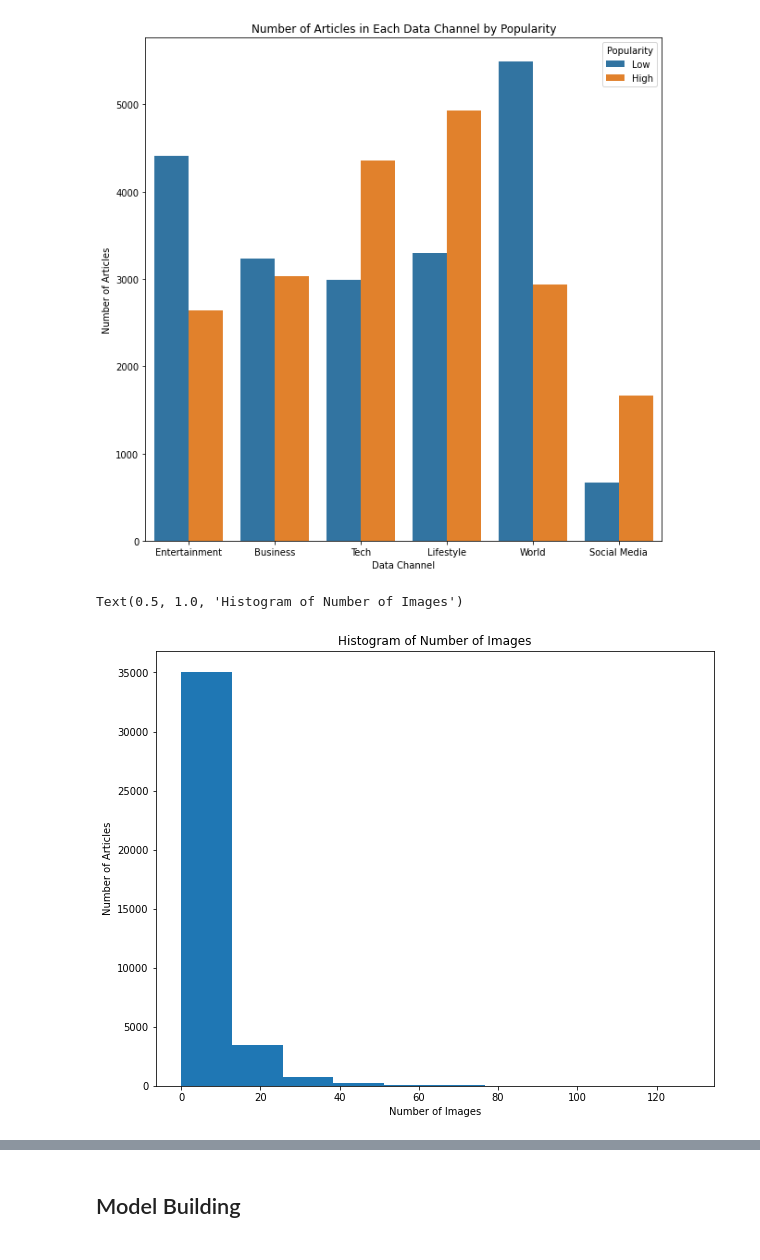
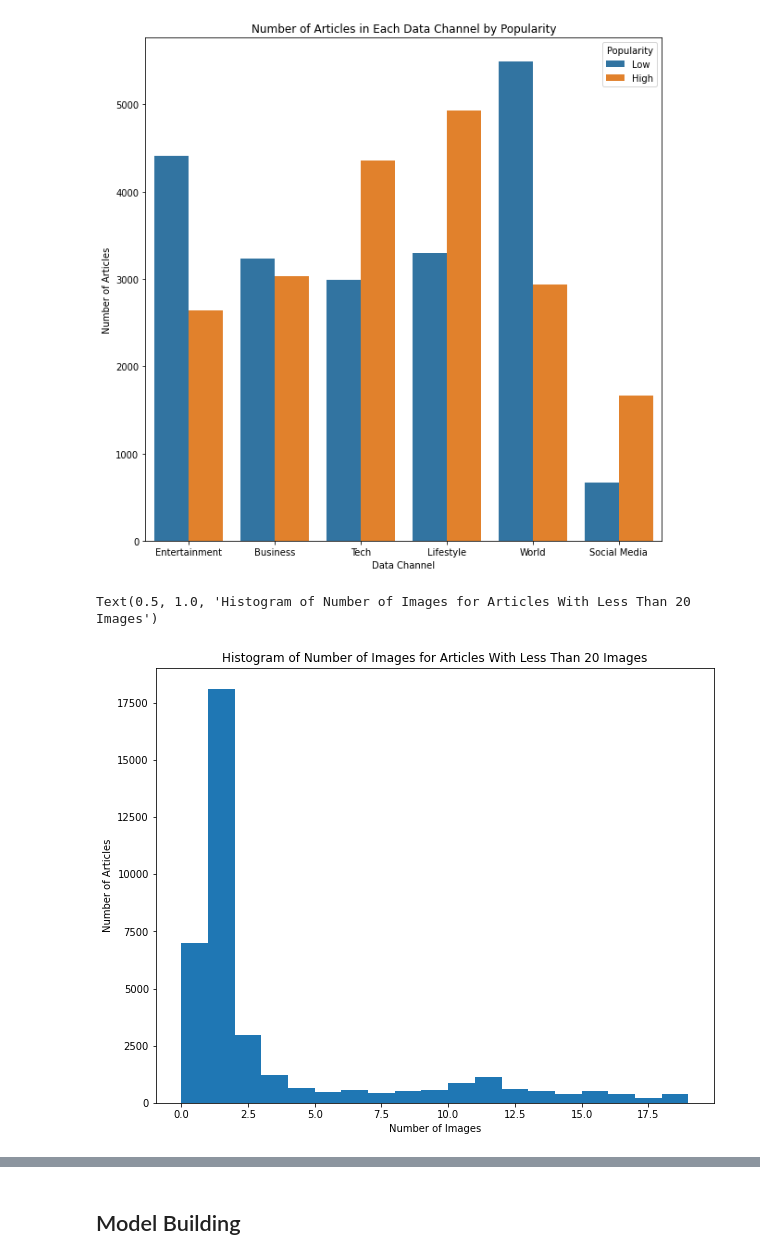
Before and after one commit to matthiasronnau/BANA-273-Term-Project, a Jupyter notebook: BANA-273 Term Project.ipynb, the cells around one changed output, grey strips where cells are left out. Saved outputs shown, nothing was run; the diff lists cells and outputs as text; code cells hidden in the pictures.

```diff
--- a/BANA-273 Term Project.ipynb
+++ b/BANA-273 Term Project.ipynb
@@ -212,12 +212,12 @@ Text(0.5, 1.0, 'Number of Articles in Each Data Channel by Popularity')
 [figure]
 # %%
 plt.figure(figsize = (10, 8))
-plt.hist(data["num_imgs"])
+plt.hist(data[data["num_imgs"] < 20]["num_imgs"], bins = 19)
 plt.xlabel("Number of Images")
 plt.ylabel("Number of Articles")
-plt.title("Histogram of Number of Images")
+plt.title("Histogram of Number of Images for Articles With Less Than 20 Images")
 # %% [output]
-Text(0.5, 1.0, 'Histogram of Number of Images')
+Text(0.5, 1.0, 'Histogram of Number of Images for Articles With Less Than 20 Images')
-[figure, old version]
+[figure, new version]
 # %%
 plt.figure(figsize = (10, 8))
```
Also changed, not shown: parts of 56 cells of this notebook.
